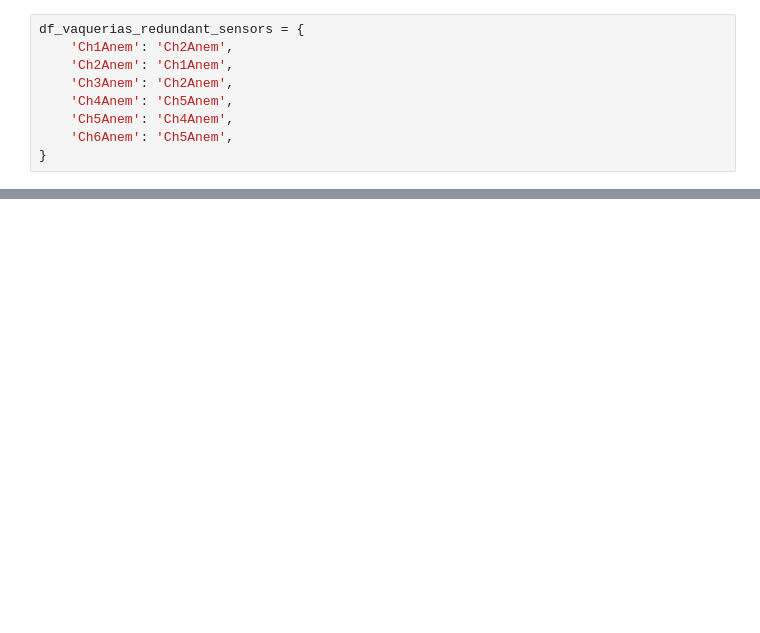
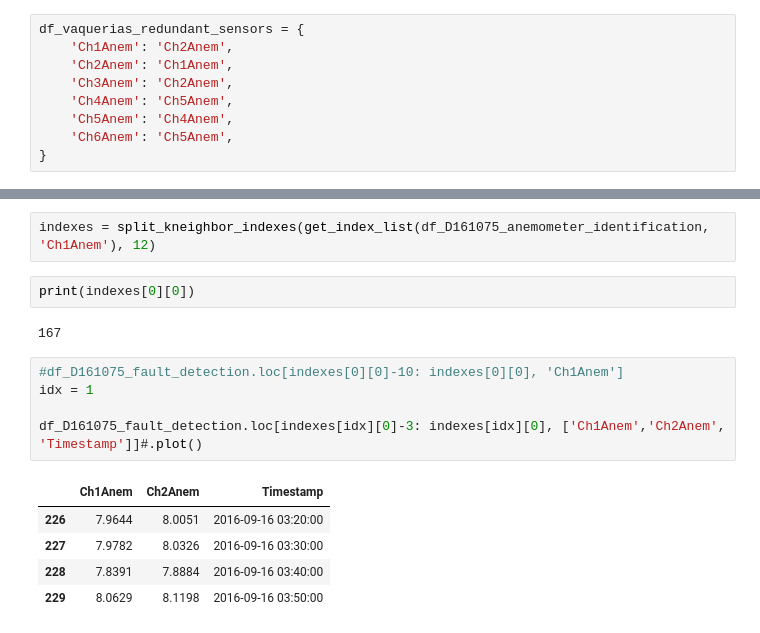
Before and after one commit to mariolarochelle/AERO, a Jupyter notebook: Working/Franco/Analysis/sensor_analysis.ipynb, the cells around one changed output, grey strips where cells are left out. Cells and saved outputs as stored; diff of their text form; blank space fills up the shorter version.

```diff
--- a/Working/Franco/Analysis/sensor_analysis.ipynb
+++ b/Working/Franco/Analysis/sensor_analysis.ipynb
@@ -118,0 +75,17 @@ list_index_splitted = split_kneighbor_indexes(list_index, 10)
+# %%
+indexes = split_kneighbor_indexes(get_index_list(df_D161075_anemometer_identification, 'Ch1Anem'), 12)
+# %%
+print(indexes[0][0])
+# %% [output]
+167
+# %%
+#df_D161075_fault_detection.loc[indexes[0][0]-10: indexes[0][0], 'Ch1Anem']
+idx = 1
+
+df_D161075_fault_detection.loc[indexes[idx][0]-3: indexes[idx][0], ['Ch1Anem','Ch2Anem', 'Timestamp']]#.plot()
+# %% [output]
+|  | Ch1Anem | Ch2Anem | Timestamp |
+| 226 | 7.9644 | 8.0051 | 2016-09-16 03:20:00 |
+| 227 | 7.9782 | 8.0326 | 2016-09-16 03:30:00 |
+| 228 | 7.8391 | 7.8884 | 2016-09-16 03:40:00 |
+| 229 | 8.0629 | 8.1198 | 2016-09-16 03:50:00 |
```
Also changed, not shown: parts of 34 cells of this notebook, 2 other files.
